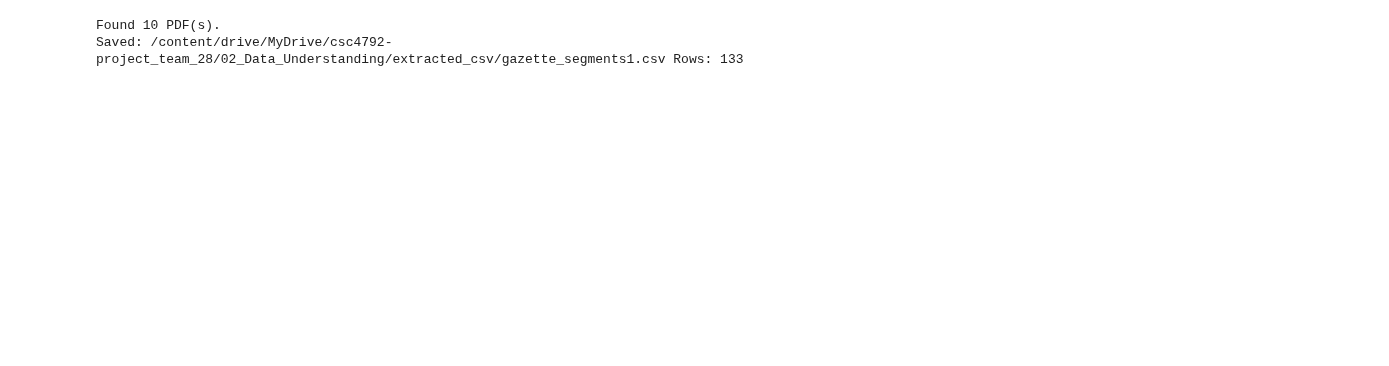
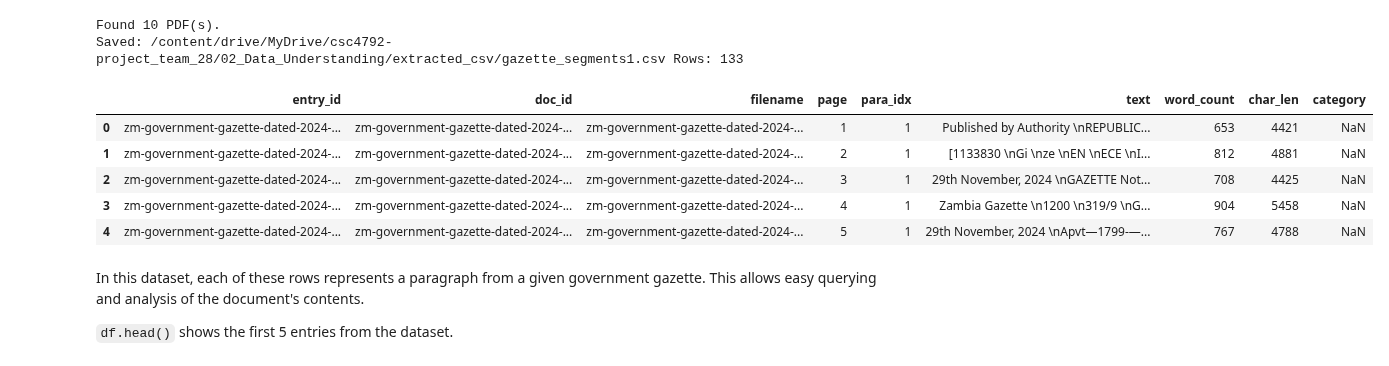
Before and after one commit to M0M0-M/csc4792-project_team_28, a Jupyter notebook: csc4792-project_team_28-notebook.ipynb, the cells around one changed output. Saved outputs shown, nothing was run; the diff lists cells and outputs as text; code cells hidden in the pictures; blank space fills up the shorter version.

```diff
--- a/csc4792-project_team_28-notebook.ipynb
+++ b/csc4792-project_team_28-notebook.ipynb
@@ -250,3 +257,19 @@ print("Saved:", out_csv, "Rows:", len(df))
 # %% [output]
 Found 10 PDF(s).
 Saved: /content/drive/MyDrive/csc4792-project_team_28/02_Data_Understanding/extracted_csv/gazette_segments1.csv Rows: 133
+# %%
+import pandas as pd
+
+df = pd.read_csv("/content/drive/MyDrive/misc-unza25-csc4792-project_team28/csc4792-project_team_28/02_Data_Understanding/extracted_csv/gazette_segments.csv")
+df.head()
+# %% [output]
+|  | entry_id | doc_id | filename | page | para_idx | text | word_count | char_len | category |
+| 0 | zm-government-gazette-dated-2024-... | zm-government-gazette-dated-2024-... | zm-government-gazette-dated-2024-... | 1 | 1 | Published by Authority \nREPUBLIC... | 653 | 4421 | NaN |
+| 1 | zm-government-gazette-dated-2024-... | zm-government-gazette-dated-2024-... | zm-government-gazette-dated-2024-... | 2 | 1 | [1133830 \nGi \nze \nEN \nECE \nI... | 812 | 4881 | NaN |
+| 2 | zm-government-gazette-dated-2024-... | zm-government-gazette-dated-2024-... | zm-government-gazette-dated-2024-... | 3 | 1 | 29th November, 2024 \nGAZETTE Not... | 708 | 4425 | NaN |
+| 3 | zm-government-gazette-dated-2024-... | zm-government-gazette-dated-2024-... | zm-government-gazette-dated-2024-... | 4 | 1 | Zambia Gazette \n1200 \n319/9 \nG... | 904 | 5458 | NaN |
+| 4 | zm-government-gazette-dated-2024-... | zm-government-gazette-dated-2024-... | zm-government-gazette-dated-2024-... | 5 | 1 | 29th November, 2024 \nApvt—1799-—... | 767 | 4788 | NaN |
+# %% [markdown]
+In this dataset, each of these rows represents a paragraph from a given government gazette. This allows easy querying and analysis of the document's contents.
+
+`df.head()` shows the first 5 entries from the dataset.
```
Also changed, not shown: parts of 12 cells of this notebook, 1 other file.
